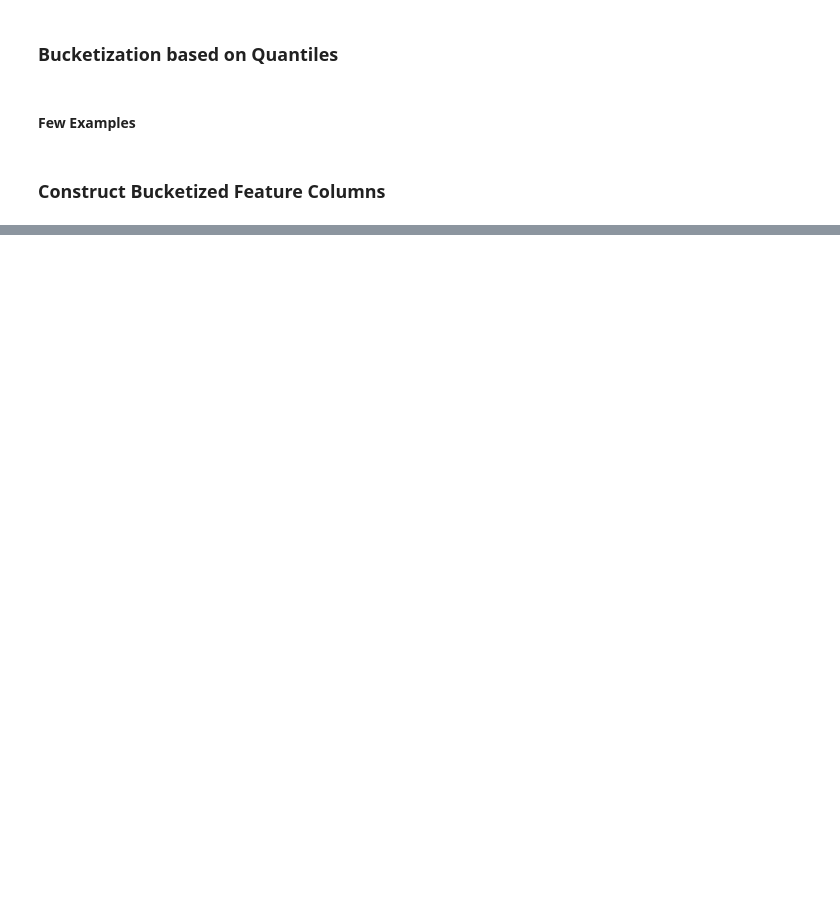
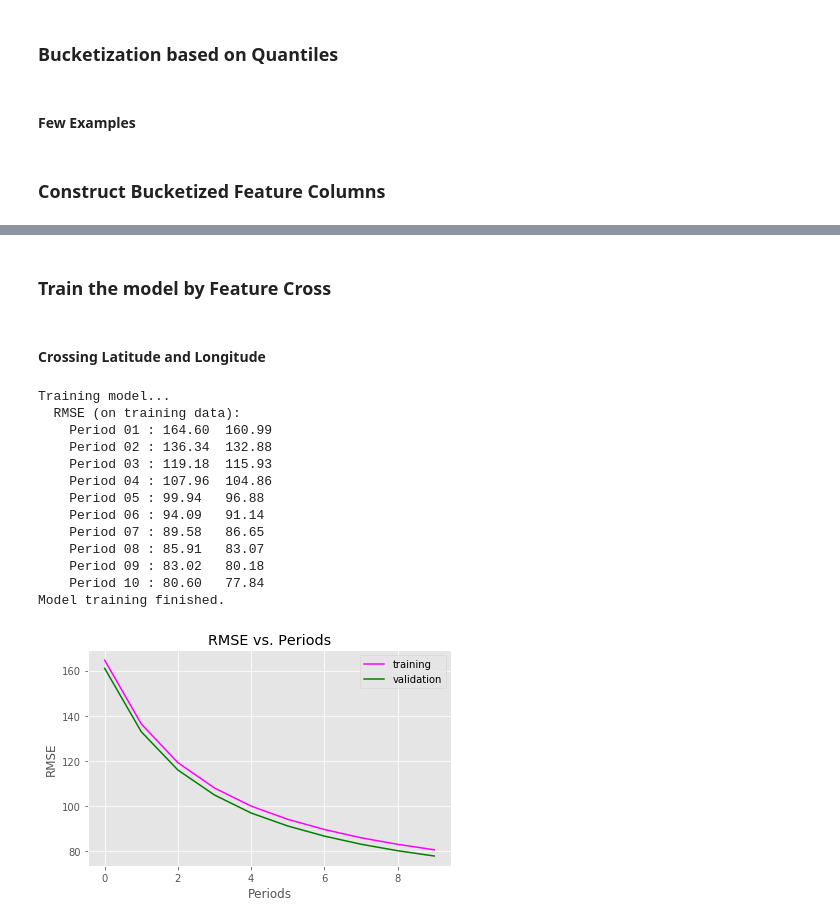
Before and after one commit to acesaif/ml_crash_course, a Jupyter notebook: feature_crosses/ml_feature_cross.ipynb, the cells around one changed output, grey strips where cells are left out. Saved outputs shown, nothing was run; the diff lists cells and outputs as text; code cells hidden in the pictures; blank space fills up the shorter version.

```diff
--- a/feature_crosses/ml_feature_cross.ipynb
+++ b/feature_crosses/ml_feature_cross.ipynb
@@ -328,0 +329,4 @@ Model training finished.
+# %% [markdown]
+### Train the model by Feature Cross
+# %% [markdown]
+#### Crossing Latitude and Longitude
@@ -328,0 +381,26 @@ Model training finished.
+# %%
+_ = train_model(
+    learning_rate = 1.0,
+    steps = 500,
+    batch_size = 100,
+    feature_columns = feature_cross_bucketized_feature_columns(),
+    training_examples = training_examples,
+    training_targets = training_targets,
+    validation_examples = validation_examples,
+    validation_targets = validation_targets
+)
+# %% [output]
+Training model...
+  RMSE (on training data):
+    Period 01 : 164.60  160.99
+    Period 02 : 136.34  132.88
+    Period 03 : 119.18  115.93
+    Period 04 : 107.96  104.86
+    Period 05 : 99.94   96.88
+    Period 06 : 94.09   91.14
+    Period 07 : 89.58   86.65
+    Period 08 : 85.91   83.07
+    Period 09 : 83.02   80.18
+    Period 10 : 80.60   77.84
+Model training finished.
+[figure, added]
```
Also changed, not shown: parts of 4 cells of this notebook.
